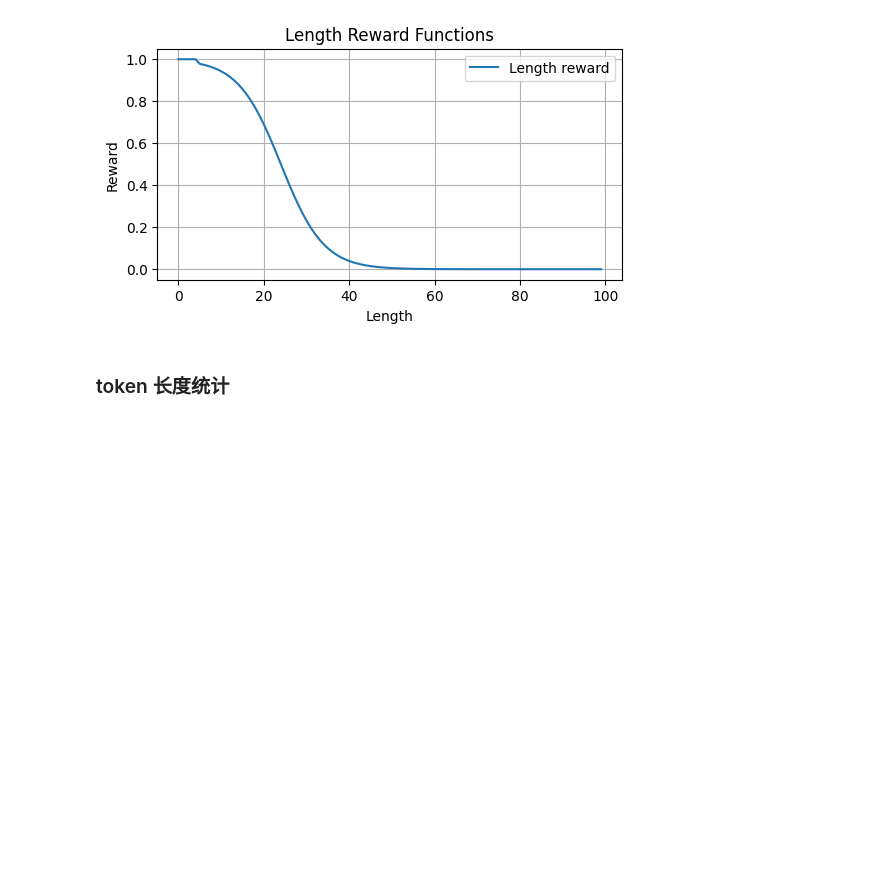
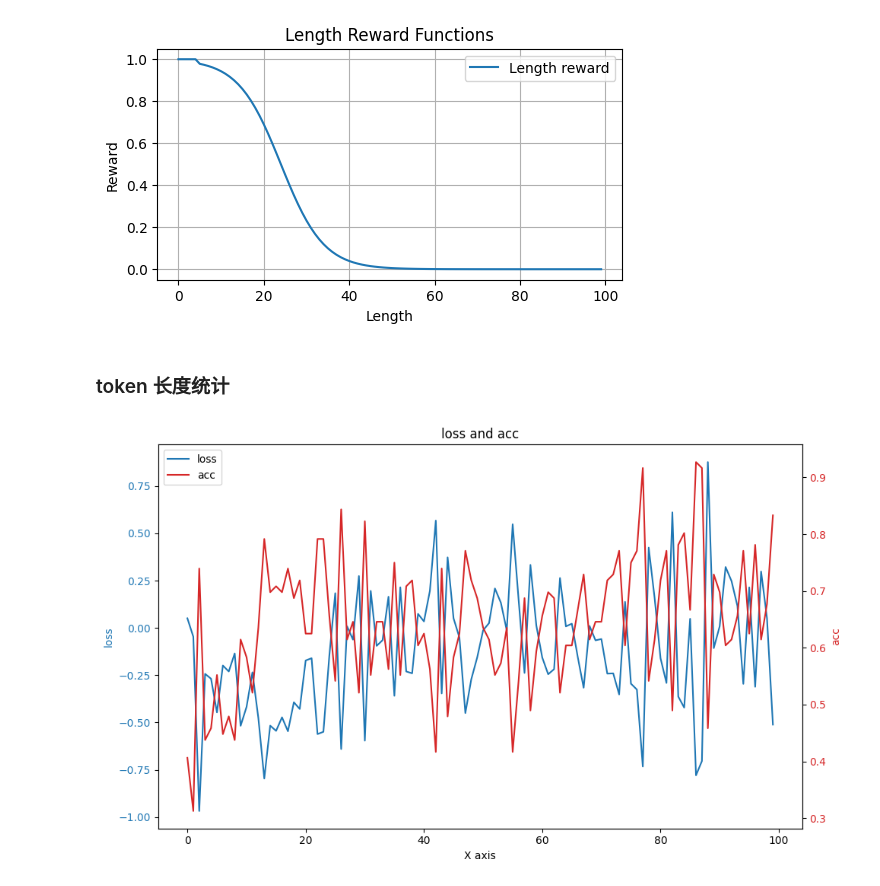
Before and after one commit to LiaoMengqi/LLM4Game24, a Jupyter notebook: report/rl_statistics.ipynb, the cells around one changed output. Saved outputs shown, nothing was run; the diff lists cells and outputs as text; code cells hidden in the pictures; blank space fills up the shorter version.

```diff
--- a/report/rl_statistics.ipynb
+++ b/report/rl_statistics.ipynb
@@ -48,3 +51,43 @@ tokenizer = AutoTokenizer.from_pretrained(model_name)
+# %%
+import matplotlib.pyplot as plt
+import numpy as np
+def plot_dual_axis(x1, y1, x2, y2,
+                   label1='Line 1', label2='Line 2',
+                   ylabel1='Y axis 1', ylabel2='Y axis 2',
+                   title='Dual Axis Line Plot',
+                   color1='tab:blue', color2='tab:red'):
+    fig, ax1 = plt.subplots(figsize=(10, 6))
+    line1 = ax1.plot(x1, y1, color=color1, label=label1)
+    ax1.set_xlabel('X axis')
+    ax1.set_ylabel(ylabel1, color=color1)
+    ax1.tick_params(axis='y', labelcolor=color1)
+    ax2 = ax1.twinx()
+    line2 = ax2.plot(x2, y2, color=color2, label=label2)
+    ax2.set_ylabel(ylabel2, color=color2)
+    ax2.tick_params(axis='y', labelcolor=color2)
+
+    lines = line1 + line2
+    labels = [l.get_label() for l in lines]
+    ax1.legend(lines, labels, loc='upper left')
+    plt.title(title)
+    plt.tight_layout()
+    return fig, (ax1, ax2)
+# %%
+
+# 生成示例数据
+x = np.arange(len(train_info['loss_list']))
+y1 = train_info['loss_list']
+y2 = train_info['acc_list']
+
+# 创建图表
+plot_dual_axis(x, y1, x, y2,
+               label1='loss', label2='acc',
+               ylabel1='loss', ylabel2='acc',
+               title='loss and acc')
+
+plt.show()
+# %% [output]
+[figure, added]
 # %%
 with open('../results/res_0.json', 'r') as f:
     step0 = json.load(f)
```
Also changed, not shown: parts of 6 cells of this notebook, 3 other files.
